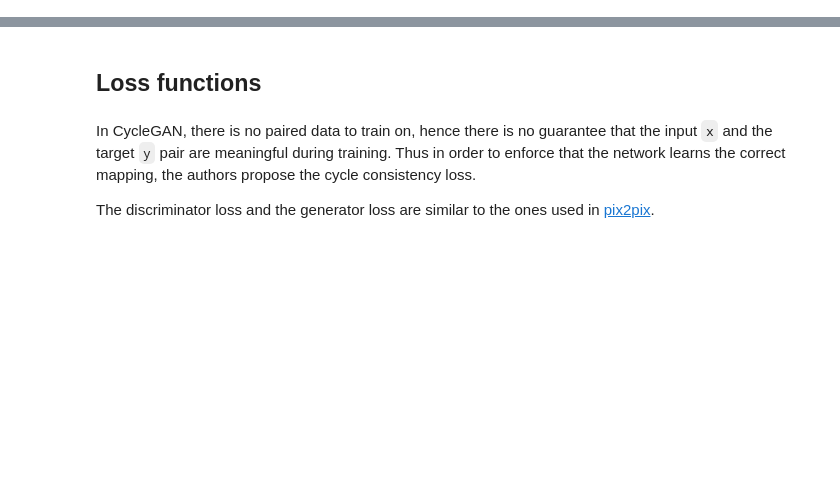
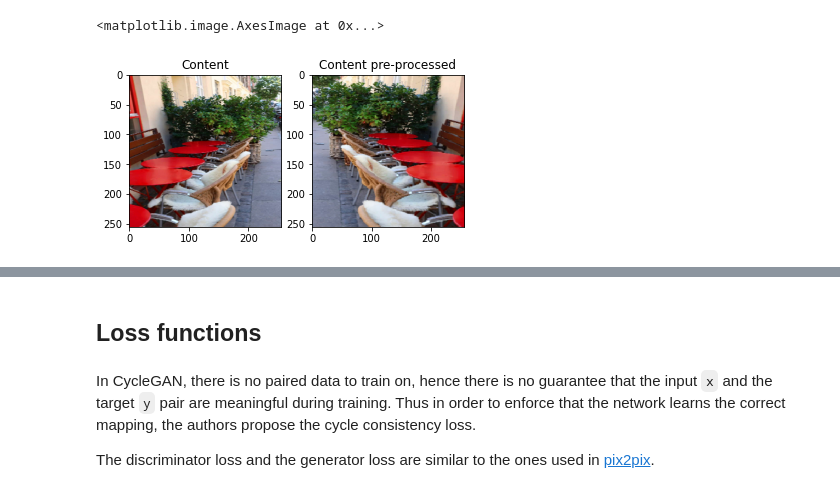
Before and after one commit to AlphaGit/kecleon, a Jupyter notebook: cyclegan.ipynb, the cells around one changed output, grey strips where cells are left out. Saved outputs shown, nothing was run; the diff lists cells and outputs as text; code cells hidden in the pictures; blank space fills up the shorter version.

```diff
--- a/cyclegan.ipynb
+++ b/cyclegan.ipynb
@@ -79,3 +95,6 @@ test_horses, test_zebras = dataset['testA'], dataset['testB']
+# %%
+content_images = ds.filter(lambda i: i['label'] == 0)
+style_images = ds.filter(lambda i: i['label'] == 1)
 # %%
 BUFFER_SIZE = 1000
 BATCH_SIZE = 1
@@ -107,7 +126,8 @@ def random_jitter(image):
 
   return image
 # %%
-def preprocess_image_train(image, label):
+def preprocess_image_train(record):
+  image = record['image']
   image = random_jitter(image)
   image = normalize(image)
   return image
@@ -116,31 +137,34 @@ def preprocess_image_test(image, label):
   image = normalize(image)
   return image
 # %%
-train_horses = train_horses.cache().map(
+train_content = content_images.cache().map(
     preprocess_image_train, num_parallel_calls=AUTOTUNE).shuffle(
     BUFFER_SIZE).batch(BATCH_SIZE)
 
-train_zebras = train_zebras.cache().map(
+train_styles = style_images.cache().map(
     preprocess_image_train, num_parallel_calls=AUTOTUNE).shuffle(
     BUFFER_SIZE).batch(BATCH_SIZE)
 
-test_horses = test_horses.map(
+test_content = content_images.map(
     preprocess_image_test, num_parallel_calls=AUTOTUNE).cache().shuffle(
     BUFFER_SIZE).batch(BATCH_SIZE)
 
-test_zebras = test_zebras.map(
+test_styles = style_images.map(
     preprocess_image_test, num_parallel_calls=AUTOTUNE).cache().shuffle(
     BUFFER_SIZE).batch(BATCH_SIZE)
 # %%
-sample_horse = next(iter(train_horses))
-sample_zebra = next(iter(train_zebras))
+sample_content = next(iter(train_content))
+sample_style = next(iter(train_styles))
 # %%
 plt.subplot(121)
-plt.title('Horse')
-plt.imshow(sample_horse[0] * 0.5 + 0.5)
+plt.title('Content')
+plt.imshow(sample_content[0] * 0.5 + 0.5)
 
 plt.subplot(122)
-plt.title('Horse with random jitter')
-plt.imshow(random_jitter(sample_horse[0]) * 0.5 + 0.5)
+plt.title('Content pre-processed')
+plt.imshow(random_jitter(sample_content[0]) * 0.5 + 0.5)
+# %% [output]
+<matplotlib.image.AxesImage at 0x...>
+[figure, added]
 # %%
 plt.subplot(121)
```
Also changed, not shown: parts of 30 cells of this notebook.
